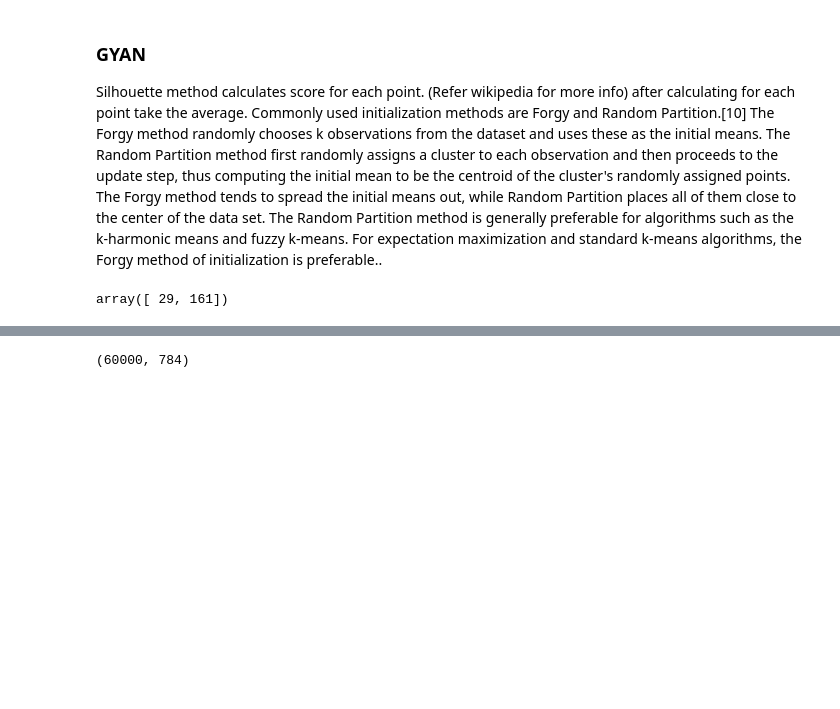
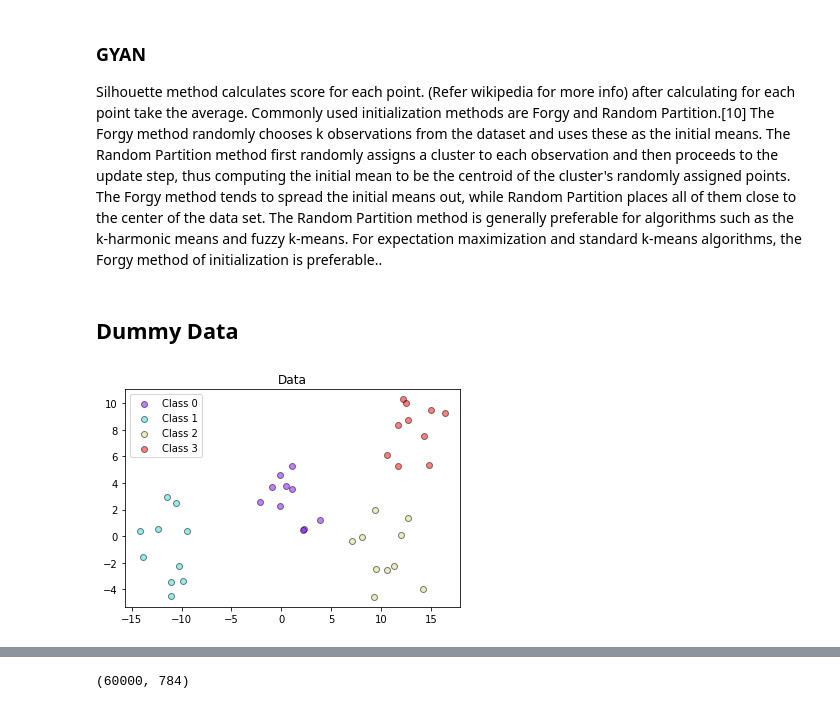
Before and after one commit to kanishk779/SMAI-2, a Jupyter notebook: question1.ipynb, the cells around one changed output, grey strips where cells are left out. Cells and saved outputs as stored; diff of their text form; code cells hidden in the pictures; blank space fills up the shorter version.

Commit message:
Kmeans works on Dummy Data

```diff
--- a/question1.ipynb
+++ b/question1.ipynb
@@ -118,5 +143,21 @@ class Kmeans:
-# %%
-a = np.array([[2, 3, 4], [4, 9, 8]])
-np.sum(a**2, axis=1)
-# %% [output]
-array([ 29, 161])
+# %% [markdown]
+## Dummy Data
+# %%
+centers = [[0, 3], [-12, -1], [10, -2], [13, 9]]
+n_clusters = len(centers)
+X, labels_true = make_blobs(n_samples = 40,
+                            centers = centers,
+                            cluster_std = 2.2)
+y_unique = np.unique(labels_true)
+colors = cm.rainbow(np.linspace(0.0, 1.0, y_unique.size))
+for this_y, color in zip(y_unique, colors):
+    this_X = X[labels_true == this_y]
+    plt.scatter(this_X[:, 0], this_X[:, 1],
+                c=color[np.newaxis, :],
+                alpha=0.5, edgecolor='k',
+                label="Class %s" % this_y)
+plt.legend(loc="best")
+plt.title("Data")
+plt.show()
+# %% [output]
+[figure, added]
```
Also changed, not shown: parts of 6 cells of this notebook.
